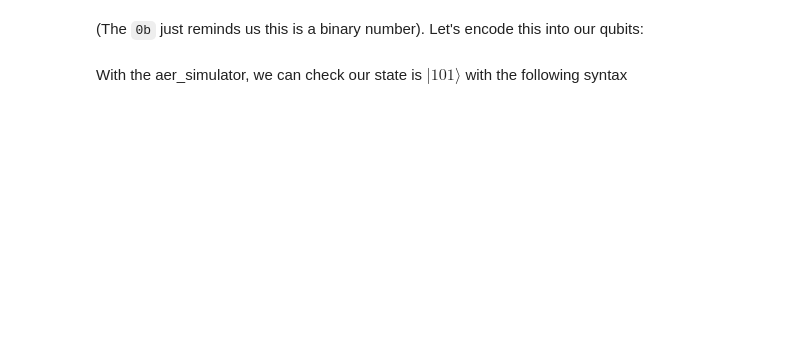
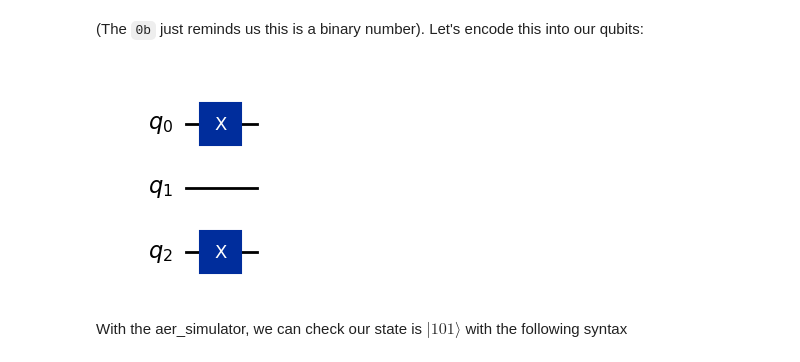
Before and after one commit to makenzieearle/Modeling-Probability-of-the-Schrodinger-Equation, a Jupyter notebook: week-2/12-13_quantum_fourier_transform.ipynb, the cells around one changed output. Cells and saved outputs as stored; diff of their text form; code cells hidden in the pictures; blank space fills up the shorter version.

```diff
--- a/week-2/12-13_quantum_fourier_transform.ipynb
+++ b/week-2/12-13_quantum_fourier_transform.ipynb
@@ -591,14 +641,16 @@ bin(5)
 # %%
 # Create the circuit for 3 qubits
-qc = ???
+qc2= QuantumCircuit(3)
 
 # Encode the state 5 which is 101
 # Hint, this should take two gates
-???
-???
+qc2.x(0)
+qc2.x(2)
 
 #Draw the circuit to make sure you encoded correctly
-qc.draw('mpl')
+qc2.draw('mpl')
+# %% [output]
+[figure, added]
 # %% [markdown]
 With the aer_simulator, we can check our state is $|101\rangle$ with the following syntax
 # %%
```
Also changed, not shown: parts of 13 cells of this notebook.
